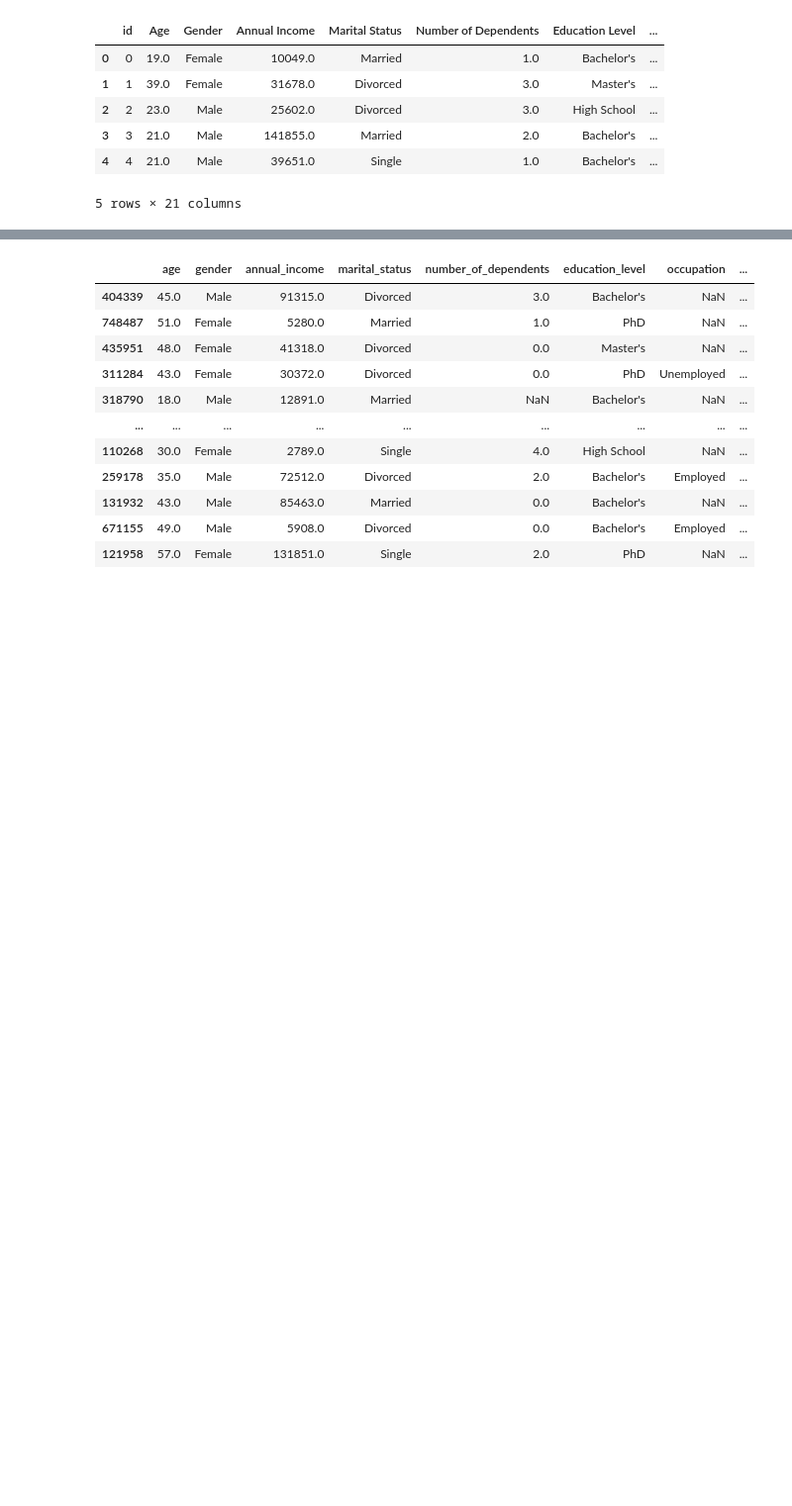
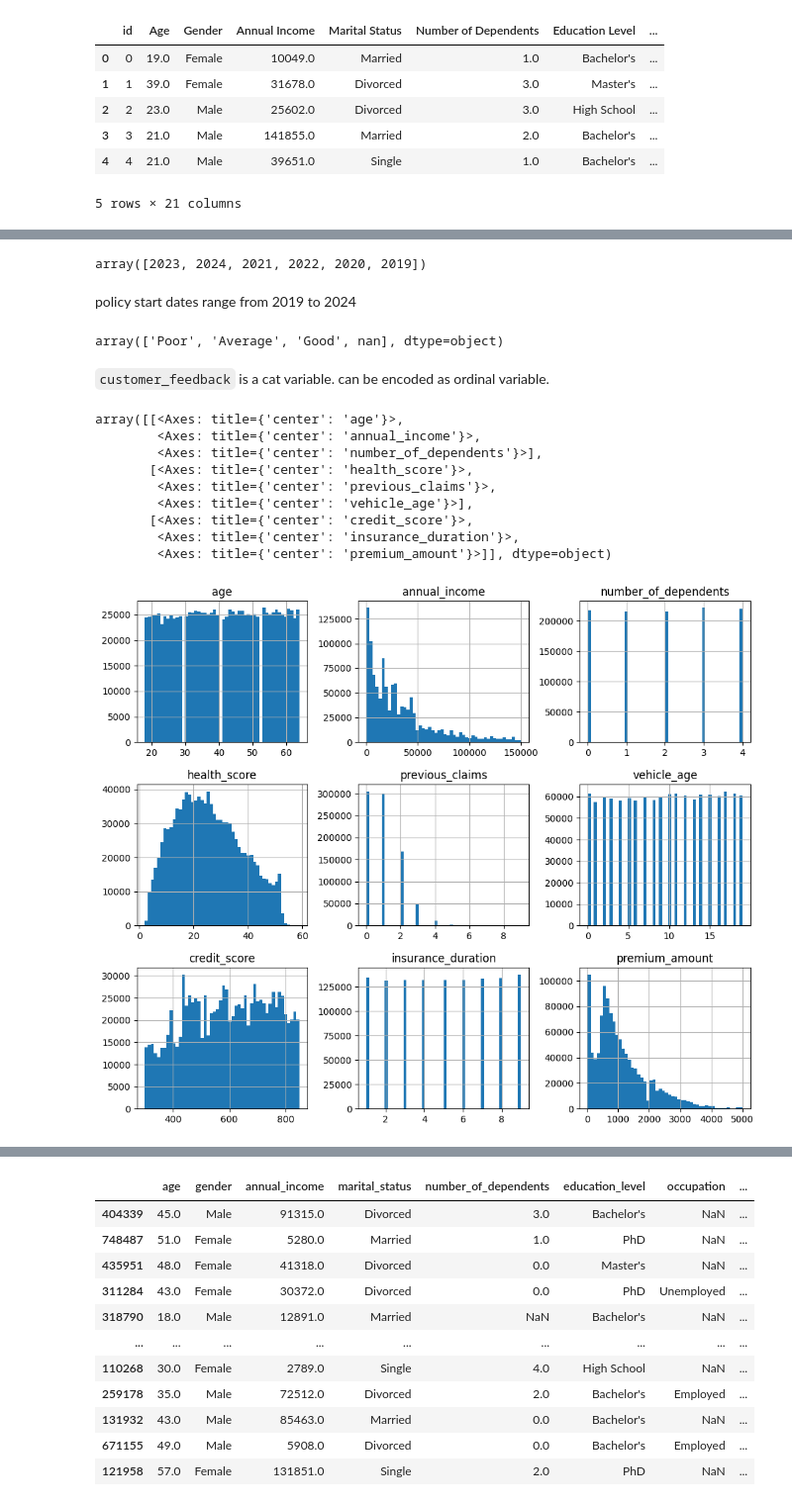
Before and after one commit to abhixshek/Kaggle-01-Insurance-Premium-Prediction, a Jupyter notebook: insurance_premium_pred.ipynb, the cells around one changed output, grey strips where cells are left out. Shown at 99% size. Cells and saved outputs as stored; diff of their text form; code cells hidden in the pictures; blank space fills up the shorter version.

```diff
--- a/insurance_premium_pred.ipynb
+++ b/insurance_premium_pred.ipynb
@@ -68,0 +156,25 @@ train_df = train_df.drop("id", axis=1)
+# %%
+pd.to_datetime(train_df.policy_start_date).dt.year.unique()
+# %% [output]
+array([2023, 2024, 2021, 2022, 2020, 2019])
+# %% [markdown]
+policy start dates range from 2019 to 2024
+# %%
+train_df.customer_feedback.unique()
+# %% [output]
+array(['Poor', 'Average', 'Good', nan], dtype=object)
+# %% [markdown]
+`customer_feedback` is a cat variable. can be encoded as ordinal variable.
+# %%
+train_df.hist(bins=50, figsize=(12, 10))
+# %% [output]
+array([[<Axes: title={'center': 'age'}>,
+        <Axes: title={'center': 'annual_income'}>,
+        <Axes: title={'center': 'number_of_dependents'}>],
+       [<Axes: title={'center': 'health_score'}>,
+        <Axes: title={'center': 'previous_claims'}>,
+        <Axes: title={'center': 'vehicle_age'}>],
+       [<Axes: title={'center': 'credit_score'}>,
+        <Axes: title={'center': 'insurance_duration'}>,
+        <Axes: title={'center': 'premium_amount'}>]], dtype=object)
+[figure, added]
```
Also changed, not shown: parts of 25 cells of this notebook.
